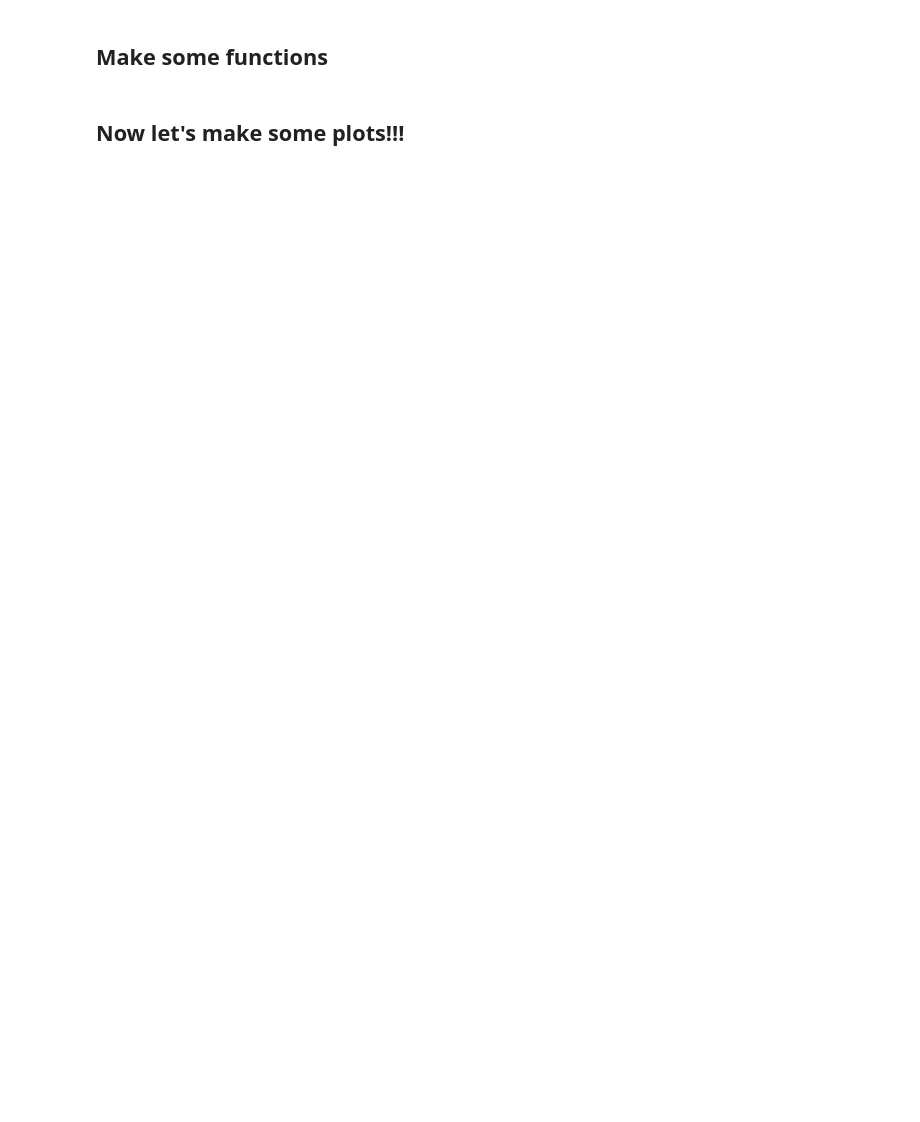
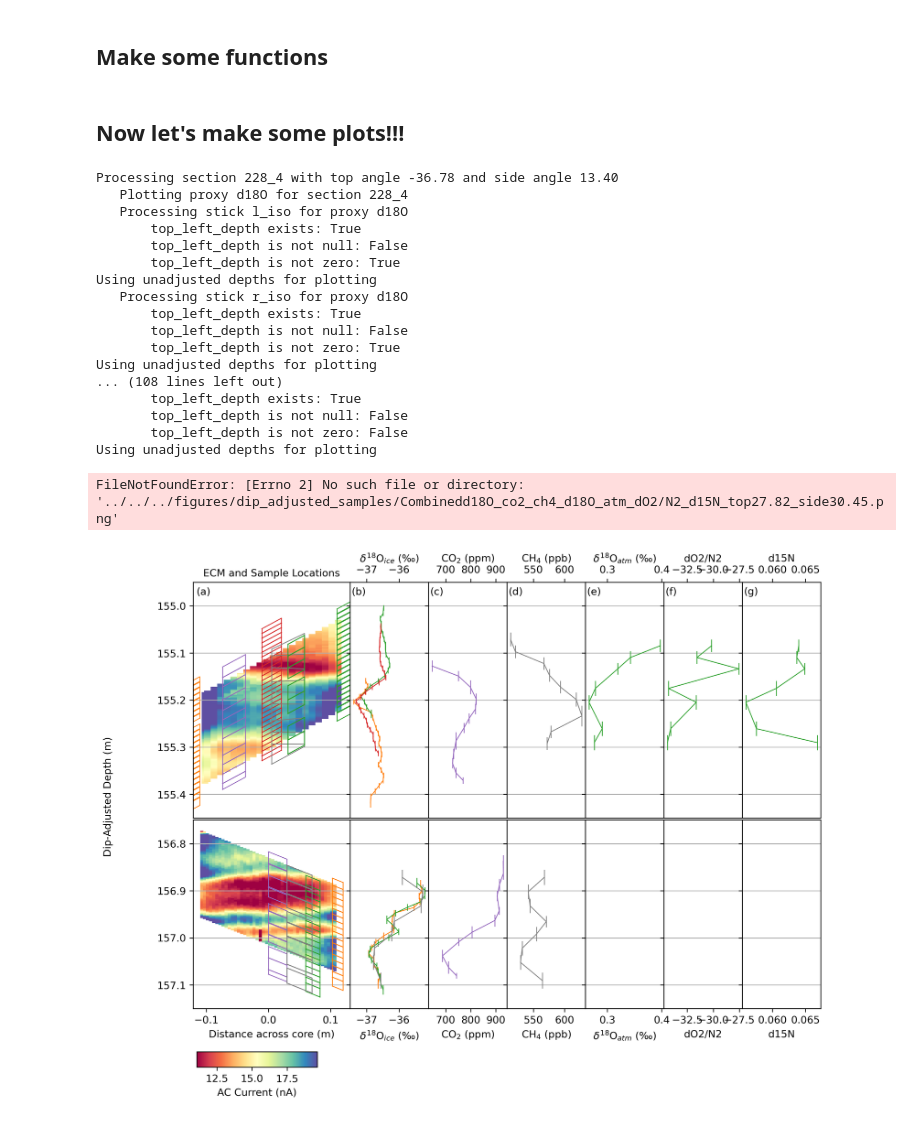
Before and after one commit to liamkirkpatrick/alhic1901_deeplayering, a Jupyter notebook: scripts/plot_samples/dip_adj_samples_oneplot_publicationReady.ipynb, the cells around one changed output. Drawn from its saved outputs; the diff is of its cells as text; code cells hidden in the pictures; blank space fills up the shorter version.

```diff
--- a/scripts/plot_samples/dip_adj_samples_oneplot_publicationReady.ipynb
+++ b/scripts/plot_samples/dip_adj_samples_oneplot_publicationReady.ipynb
@@ -452,3 +483,34 @@ side_angle = None
 top_angle = None
 # %% [markdown]
 ## Now let's make some plots!!!
+# %%
+secs = [s228_4_AC,s230_4_AC]
+proxies = ['d18O','co2','ch4','d18O_atm','dO2/N2','d15N']
+d_range = [[155.45, 154.95],[157.15,156.75]]
+side_angles = [s228_4_AC.side_angle,s230_4_AC.side_angle]
+top_angles = [s228_4_AC.top_angle,s230_4_AC.top_angle]
+fig, ax = make_full_plot(samp_data_raw,secs,proxies,side_angles,top_angles,d_range,title=None,width=10)
+
+# save final figure as pdf and png
+fig.savefig(path_to_final_figures+'pdf/ghgs.pdf', dpi=300, bbox_inches='tight')
+fig.savefig(path_to_final_figures+'png/ghgs.png', dpi=300, bbox_inches='tight')
+# %% [output]
+Processing section 228_4 with top angle -36.78 and side angle 13.40
+   Plotting proxy d18O for section 228_4
+   Processing stick l_iso for proxy d18O
+       top_left_depth exists: True
+       top_left_depth is not null: False
+       top_left_depth is not zero: True
+Using unadjusted depths for plotting
+   Processing stick r_iso for proxy d18O
+       top_left_depth exists: True
+       top_left_depth is not null: False
+       top_left_depth is not zero: True
+Using unadjusted depths for plotting
+... (108 lines left out)
+       top_left_depth exists: True
+       top_left_depth is not null: False
+       top_left_depth is not zero: False
+Using unadjusted depths for plotting
+FileNotFoundError: [Errno 2] No such file or directory: '../../../figures/dip_adjusted_samples/Combinedd18O_co2_ch4_d18O_atm_dO2/N2_d15N_top27.82_side30.45.png'
+[figure, added]
```
Also changed, not shown: parts of 10 cells of this notebook, 11 other files.
